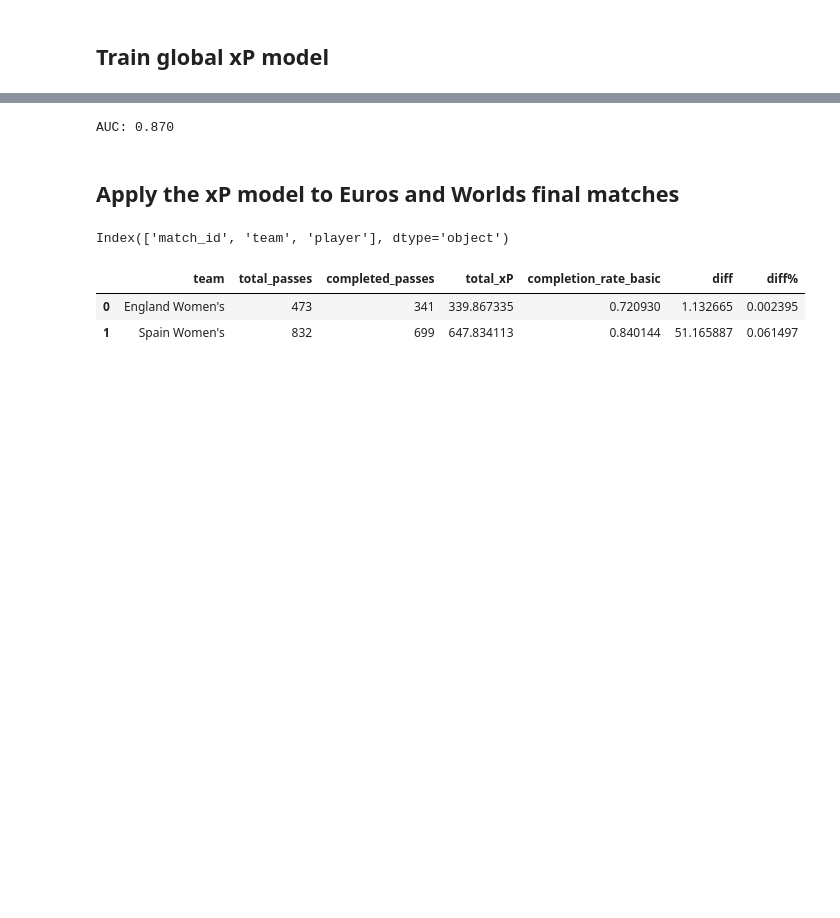
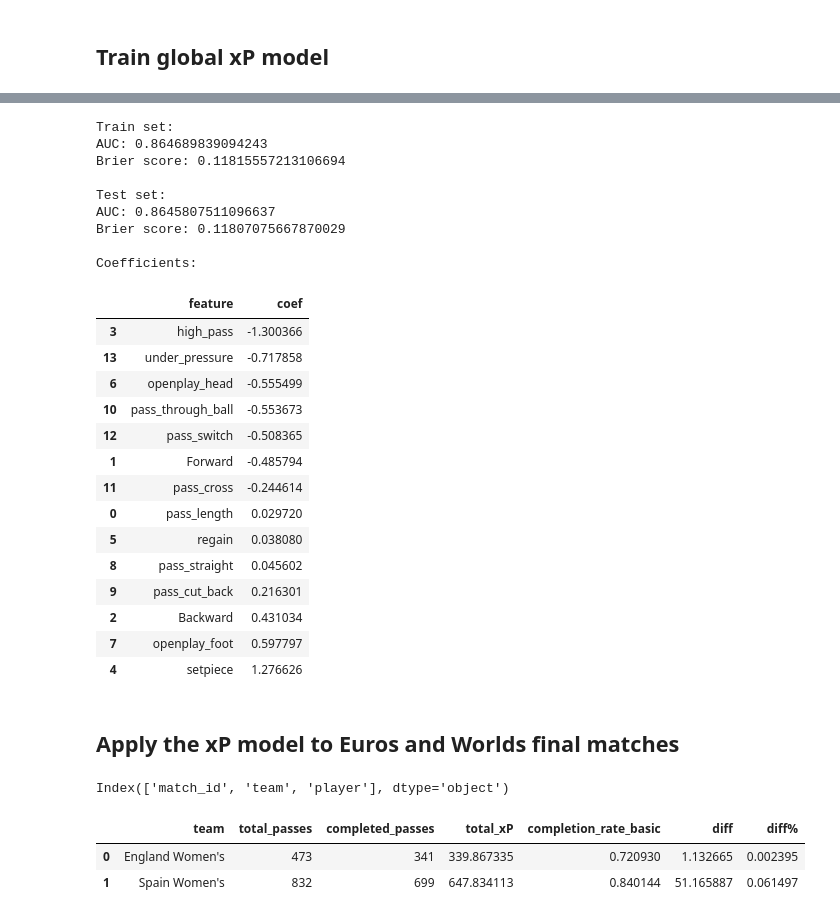
Before and after one commit to vickyfriss/Football-analytics, a Jupyter notebook: 202604 - 1 - Building Expected Passes xP for Men Top 5 Leagues.ipynb, the cells around one changed output, grey strips where cells are left out. Cells and saved outputs as stored; diff of their text form; code cells hidden in the pictures; blank space fills up the shorter version.

Commit message:
xPass model ready

```diff
--- a/202604 - 1 - Building Expected Passes xP for Men Top 5 Leagues.ipynb
+++ b/202604 - 1 - Building Expected Passes xP for Men Top 5 Leagues.ipynb
@@ -841,15 +906,71 @@ coef_table_filtered
-# %%
-# --------------------------------------------------
-# Generate expected completion probability (xP)
-# --------------------------------------------------
-
-df["xP"] = model.predict_proba(X)[:, 1]
-
-# Basic discrimination check
-auc = roc_auc_score(y, df["xP"])
-print(f"AUC: {auc:.3f}")
-# %% [output]
-AUC: 0.870
+# %%
+from sklearn.metrics import roc_auc_score, brier_score_loss
+
+# -------------------------------
+# Predictions and metrics
+# -------------------------------
+
+# Train set
+y_train_pred_prob = model.predict_proba(X)[:, 1]
+train_auc = roc_auc_score(y, y_train_pred_prob)
+train_brier = brier_score_loss(y, y_train_pred_prob)
+
+print("Train set:")
+print("AUC:", train_auc)
+print("Brier score:", train_brier)
+
+# Test set
+y_test_pred_prob = model.predict_proba(X_test)[:, 1]
+test_auc = roc_auc_score(y_test, y_test_pred_prob)
+test_brier = brier_score_loss(y_test, y_test_pred_prob)
+
+print("\nTest set:")
+print("AUC:", test_auc)
+print("Brier score:", test_brier)
+
+# -------------------------------
+# Coefficient inspection
+# -------------------------------
+
+import pandas as pd
+
+pd.set_option('display.max_rows', None)
+
+coef_table = pd.DataFrame({
+    "feature": FEATURES,
+    "coef": model.coef_[0]
+}).sort_values("coef")
+
+# Remove pitch square features (they dominate the table)
+coef_table_filtered = coef_table[~coef_table["feature"].str.startswith("sq_")]
+
+print("\nCoefficients:")
+display(coef_table_filtered)
+# %% [output]
+Train set:
+AUC: 0.864689839094243
+Brier score: 0.11815557213106694
+
+Test set:
+AUC: 0.8645807511096637
+Brier score: 0.11807075667870029
+
+Coefficients:
+|  | feature | coef |
+| 3 | high_pass | -1.300366 |
+| 13 | under_pressure | -0.717858 |
+| 6 | openplay_head | -0.555499 |
+| 10 | pass_through_ball | -0.553673 |
+| 12 | pass_switch | -0.508365 |
+| 1 | Forward | -0.485794 |
+| 11 | pass_cross | -0.244614 |
+| 0 | pass_length | 0.029720 |
+| 5 | regain | 0.038080 |
+| 8 | pass_straight | 0.045602 |
+| 9 | pass_cut_back | 0.216301 |
+| 2 | Backward | 0.431034 |
+| 7 | openplay_foot | 0.597797 |
+| 4 | setpiece | 1.276626 |
 # %% [markdown]
 ## Apply the xP model to Euros and Worlds final matches
 # %%
```
Also changed, not shown: parts of 10 cells of this notebook.
